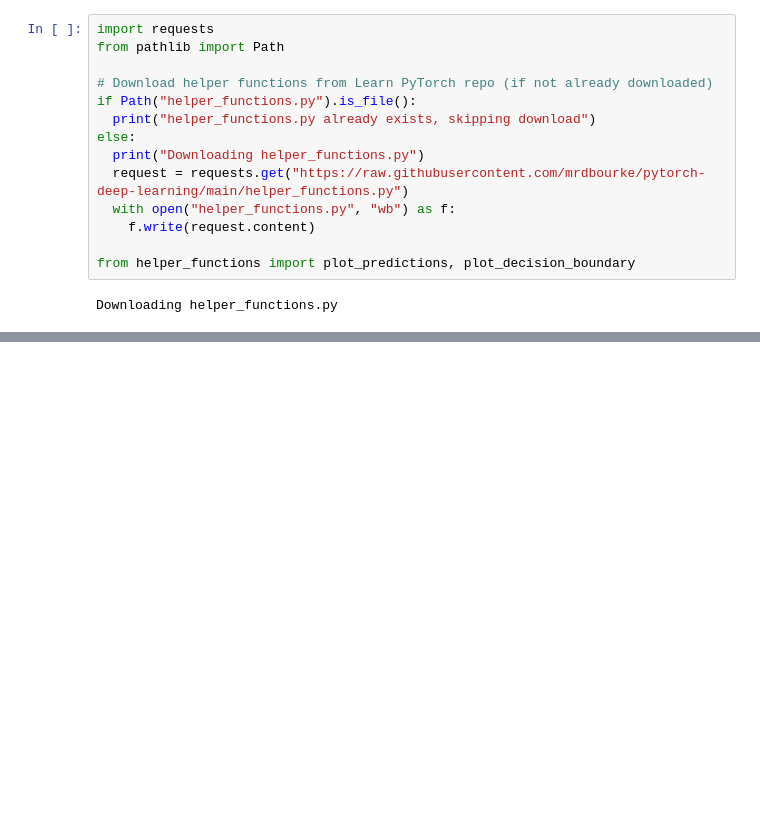
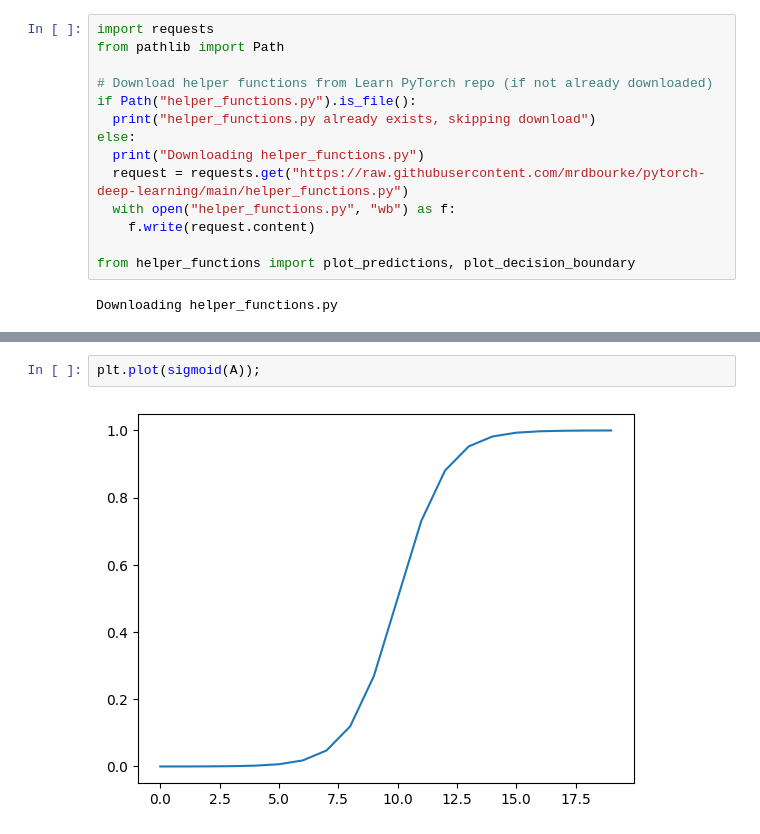
Before and after one commit to Alimedhat000/ML_DL, a Jupyter notebook: classification/pytorch_course_notes.ipynb, the cells around one changed output, grey strips where cells are left out. Saved outputs shown, nothing was run; the diff lists cells and outputs as text; blank space fills up the shorter version.

```diff
--- a/classification/pytorch_course_notes.ipynb
+++ b/classification/pytorch_course_notes.ipynb
@@ -345,0 +424,4 @@ plot_decision_boundary(model_1, X_test, y_test) # model_1 = has non-linearity
+# %%
+plt.plot(sigmoid(A));
+# %% [output]
+[figure, added]
```
Also changed, not shown: parts of 13 cells of this notebook, 1 other file.
